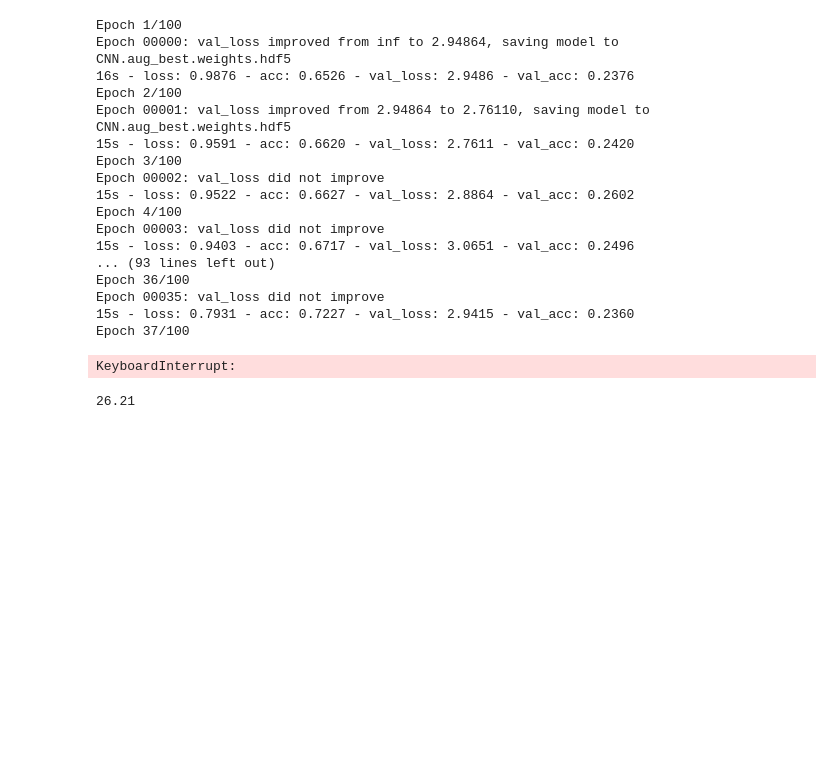
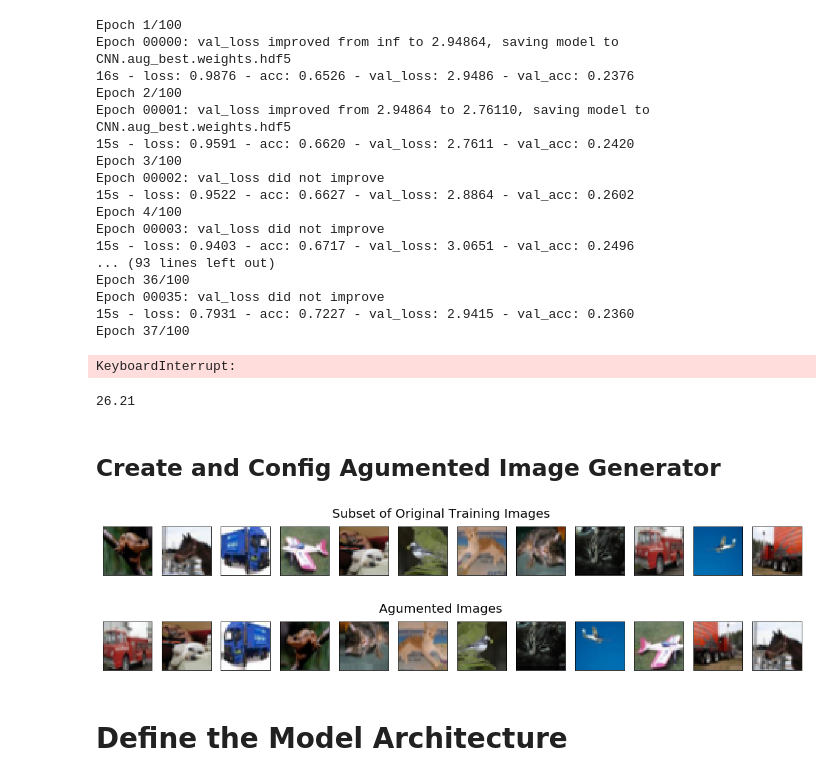
Before and after one commit to unnat5/Udacity_dl_nanodegree, a Jupyter notebook: CNN WalkThrough.ipynb, the cells around one changed output. Saved outputs shown, nothing was run; the diff lists cells and outputs as text; code cells hidden in the pictures; blank space fills up the shorter version.

```diff
--- a/CNN WalkThrough.ipynb
+++ b/CNN WalkThrough.ipynb
@@ -456,3 +454,38 @@ print(100*score[1])
 print(100*score[1])
 # %% [output]
 26.21
+# %% [markdown]
+## Create and Config Agumented Image Generator
+# %%
+from keras.preprocessing.image import ImageDataGenerator
+datagen_train = ImageDataGenerator(width_shift_range=0.1,
+                                  height_shift_range=0.1,
+                                  horizontal_flip = True)
+datagen_train.fit(x_train)
+# %%
+import matplotlib.pyplot as plt
+#take a subset of training data
+x_train_subset = x_train[:12]
+
+#Visualize subset of taining data
+fig = plt.figure(figsize=(20,2))
+for i in range(0,len(x_train_subset)):
+    ax = fig.add_subplot(1,12,i+1,xticks=[],yticks=[])
+    ax.imshow(x_train_subset[i])
+fig.suptitle("Subset of Original Training Images",fontsize=20)
+plt.show()
+
+# Visualize agumented images
+fig = plt.figure(figsize=(20,2))
+for x_batch in datagen_train.flow(x_train_subset,batch_size=12):
+    for i in range(0,12):
+        ax = fig.add_subplot(1,12,i+1,xticks=[],yticks=[])
+        ax.imshow(x_batch[i])
+    fig.suptitle("Agumented Images",fontsize=20)
+    plt.show()
+    break;
+# %% [output]
+[figure, added]
+[figure, added]
+# %% [markdown]
+# Define the Model Architecture
```
Also changed, not shown: parts of 4 cells of this notebook.
